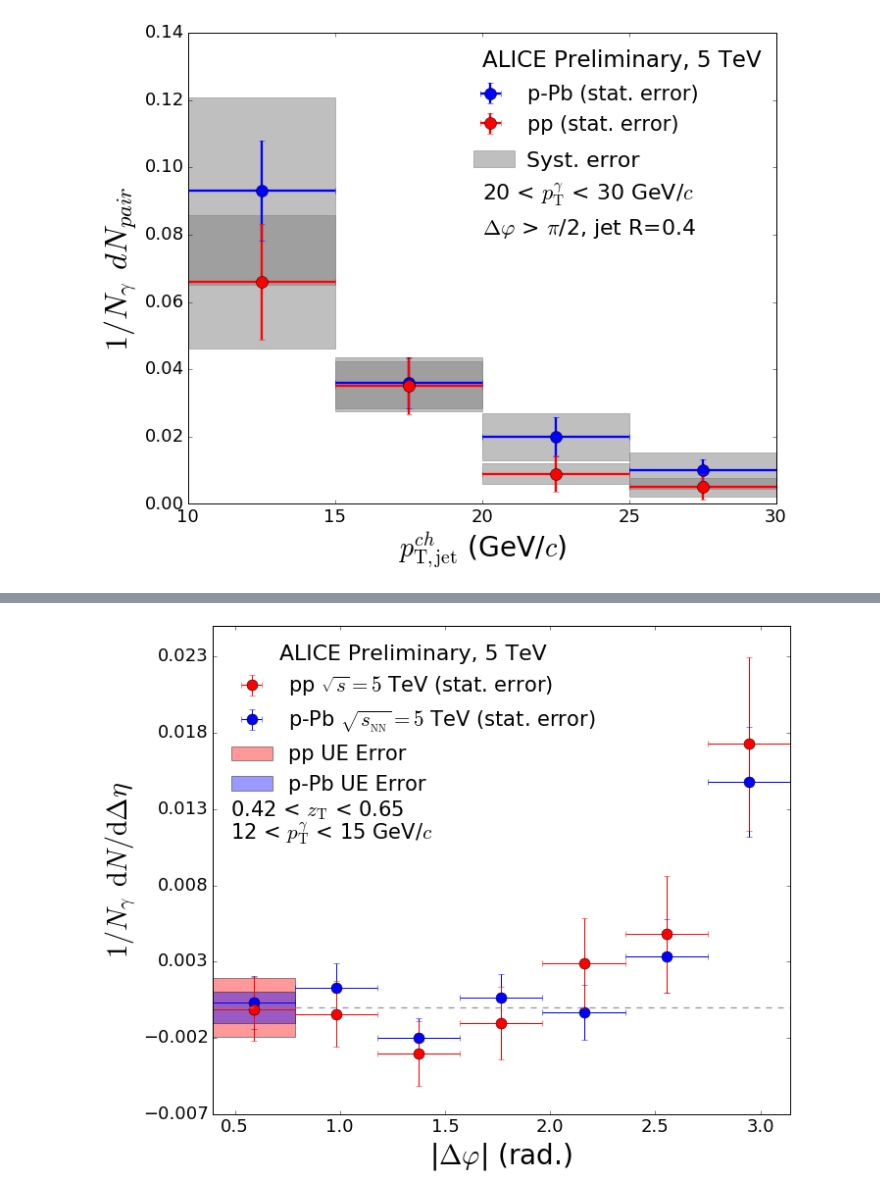
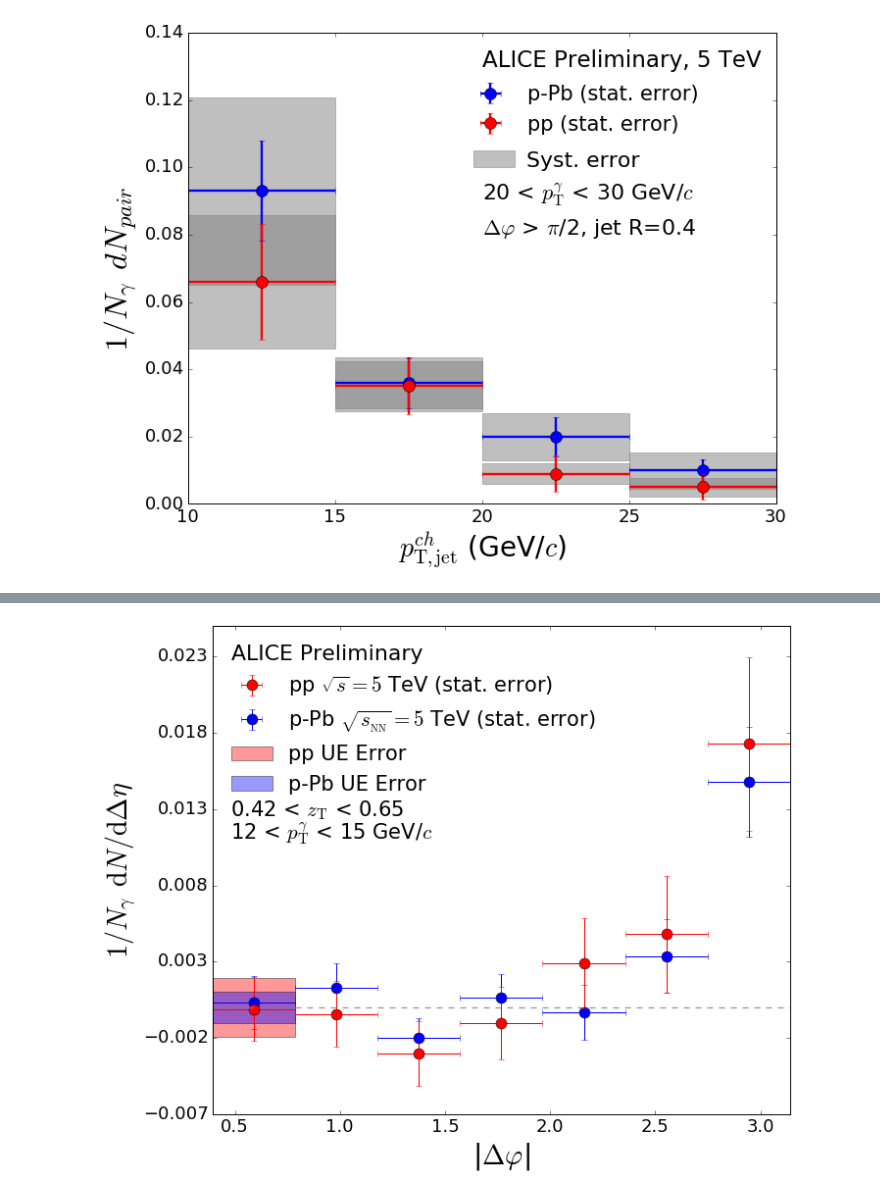
Before and after one commit to miguelignacio/CorrelationAnalysis, a Jupyter notebook: NtupleAnalysis/jose.ipynb, the cells around one changed output, grey strips where cells are left out. Drawn from its saved outputs; the diff is of its cells as text; code cells hidden in the pictures.

```diff
--- a/NtupleAnalysis/jose.ipynb
+++ b/NtupleAnalysis/jose.ipynb
@@ -411,9 +413,9 @@ fig = plt.figure(figsize=(10,8))
 
 ax = fig.add_subplot(111)
 
-pPb = plt.errorbar(delta_phi_centers,pPb_corr_3,xerr=delta_phi_bin_width,yerr=pPb_corr_3_err,fmt='ro',label='p-Pb (stat. error)',markersize=11)
+pPb = plt.errorbar(delta_phi_centers,pPb_corr_3,xerr=delta_phi_bin_width,yerr=pPb_corr_3_err,fmt='bo',label='p-Pb (stat. error)',markersize=11)
 
-pp = plt.errorbar(delta_phi_centers,pp_corr_3,xerr=delta_phi_bin_width,yerr=pp_corr_3_err,fmt='bo',label='pp (stat. error)',markersize=11)
+pp = plt.errorbar(delta_phi_centers,pp_corr_3,xerr=delta_phi_bin_width,yerr=pp_corr_3_err,fmt='ro',label='pp (stat. error)',markersize=11)
 
 #####Add labels to the figure#####
 
@@ -435,7 +437,8 @@ pp_UE = ax.fill_between(ue_error_bar,-0.001406,0.001406,facecolor='red',alpha=0.
 pPb_UE = ax.fill_between(ue_error_bar,-0.001780,0.001780,facecolor='blue',alpha=0.35)
 #leg = plt.legend([pp,pPb,pp_UE,pPb_UE],['pp (stat. error)','p-Pb (stat. error)', 'pp UE Error', 'p-Pb UE Error'],loc = "upper left",fontsize=21,frameon=False,numpoints=1)
 leg = plt.legend([pp,pPb,pp_UE,pPb_UE],['pp $\sqrt{s}= 5$ TeV (stat. error)','p-Pb $\sqrt{s_{\mathrm{_{NN}}}}=5$ TeV (stat. error)', 'pp UE Error', 'p-Pb UE Error'],loc = "upper left",fontsize=21,frameon=False,numpoints=1)
-leg.set_title("ALICE Preliminary, 5 TeV")
+leg.set_title("ALICE Preliminary")
+leg._legend_box.align = "left"
 plt.setp(leg.get_title(),fontsize=22)
 
 plt.axhline(y=0,color='gray',linestyle='--',linewidth=1.3,alpha=0.8)
@@ -444,5 +447,5 @@ plt.axhline(y=0,color='gray',linestyle='--',linewidth=1.3,alpha=0.8)
 
 fig.tight_layout()
 plt.show()
-fig.savefig('Gamma_hadron_corr_zT_3.pdf')
+fig.savefig('pics/Gamma_hadron_corr_zT_3.pdf')
 # %% [output]
@@ -474,34 +477,35 @@ plt.errorbar(delta_phi_centers,pPb_corr_4,xerr=delta_phi_bin_width,yerr=pPb_corr
 
 plt.errorbar(delta_phi_centers,pp_corr_4,xerr=delta_phi_bin_width,yerr=pp_corr_4_err,fmt='ro',label='pp (stat. error)',markersize=11)
 
 #####Add labels to the figure#####
 
-plt.xlabel(r'|$\Delta \varphi$| (rad.)',fontsize=28)
+plt.xlabel(r'|$\Delta \varphi$|',fontsize=28)
 plt.xticks(fontsize=18)
 plt.xlim((0.39269908169872414,3.14159))
 plt.ylabel(r'$1/N_{\gamma} \: \: \mathrm{d}N/\mathrm{d}\Delta \eta$',fontsize=28)
 plt.ylim((-0.006,0.025))
 plt.yticks(np.arange(-0.007,0.027,0.005))
 plt.yticks(fontsize=18)
 
 #plt.text(0.12,0.023,'ALICE Preliminary, 5 TeV',fontsize=21)
 plt.text(0.48,0.0125,r'0.42 < $z_\mathrm{T}$ < 0.65',fontsize=21)
 plt.text(0.48,0.011,r'12 < $p_\mathrm{T}^{\gamma}$ < 15 GeV/$c$',fontsize=21)
 
 #####Make the uncertainty in ue band#####
 
 pp_UE = ax.fill_between(ue_error_bar,-0.001914,0.001914,facecolor='red',alpha=0.4)
 pPb_UE = ax.fill_between(ue_error_bar,-0.001049,0.001049,facecolor='blue',alpha=0.4)
 #leg = plt.legend([pp,pPb,pp_UE,pPb_UE],['pp (stat. error)','p-Pb (stat. error)', 'pp UE Error', 'p-Pb UE Error'],loc = "upper left",fontsize=21,frameon=False,numpoints=1)
 leg = plt.legend([pp,pPb,pp_UE,pPb_UE],['pp $\sqrt{s}= 5$ TeV (stat. error)','p-Pb $\sqrt{s_{\mathrm{_{NN}}}}=5$ TeV (stat. error)', 'pp UE Error', 'p-Pb UE Error'],loc = "upper left",fontsize=21,frameon=False,numpoints=1)
-leg.set_title("ALICE Preliminary, 5 TeV")
+leg.set_title("ALICE Preliminary")
+leg._legend_box.align = "left"
 plt.setp(leg.get_title(),fontsize=22)
 plt.axhline(y=0,color='gray',linestyle='--',linewidth=1.3,alpha=0.8)
 
 #########################################
 
 fig.tight_layout()
 plt.show()
-fig.savefig('Gamma_hadron_corr_zT_4.pdf')
+fig.savefig('pics/Gamma_hadron_corr_zT_4.pdf')
 # %% [output]
-[figure, old version]
+[figure, new version]
```
Also changed, not shown: parts of 3 cells of this notebook.
